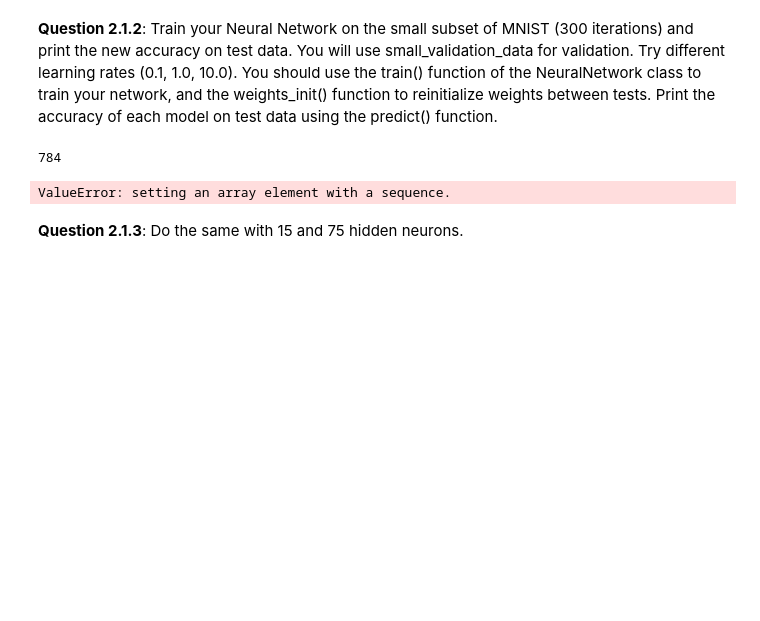
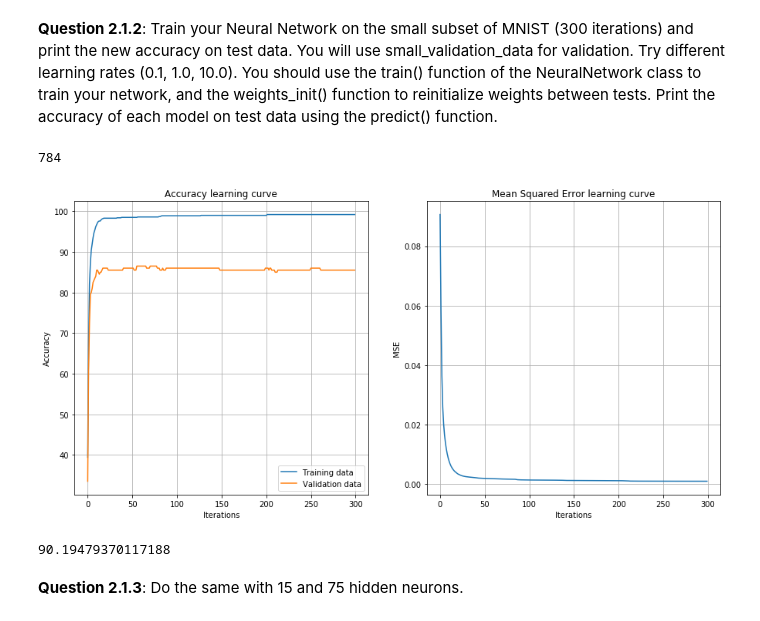
Before and after one commit to AnBucquet/Deep_Learning, a Jupyter notebook: Lab1/Lab1_DL-Students_v3.ipynb, the cells around one changed output. Saved outputs shown, nothing was run; the diff lists cells and outputs as text; code cells hidden in the pictures; blank space fills up the shorter version.

Commit message:
update train method

```diff
--- a/Lab1/Lab1_DL-Students_v3.ipynb
+++ b/Lab1/Lab1_DL-Students_v3.ipynb
@@ -203,7 +202,7 @@ Output = [0.5597296]
 <b>Question 1.2.3</b>: Implement the backpropagate() function.
 # %%
 class NeuralNetwork(NeuralNetwork):
-    def backpropagate(self, targets, learning_rate=5.0):
+    def backpropagate(self, targets):
         # backpropagate on output layer
         self.dE_du_output = 2 * np.multiply((self.o_output - targets).reshape(self.output_layer_size, -1),
                                             self.transfer_df(self.u_output).reshape(self.output_layer_size, -1))
@@ -212,11 +211,10 @@ class NeuralNetwork(NeuralNetwork):
         # backpropagate on hidden layer
         self.dE_du_hidden = np.dot(self.W_hidden_to_output[:-1].reshape(-1, self.output_layer_size),
                                    self.dE_du_output.reshape(self.output_layer_size, -1))
-                                   # / self.o_hidden[:-1].reshape(self.hidden_layer_size - 1, -1)
         self.dE_du_hidden = np.multiply(self.dE_du_hidden, self.transfer_df(self.u_hidden).reshape(self.hidden_layer_size - 1, -1))
         self.dE_dw_hidden = np.outer(self.dE_du_hidden, self.o_input.reshape(self.input_layer_size, -1))
 
-        # update the weights
+    def update_weights(self, learning_rate=5.0):
         self.W_input_to_hidden -= learning_rate * self.dE_dw_hidden.T
         self.W_hidden_to_output -= learning_rate * self.dE_dw_output.T
 # %% [markdown]
@@ -334,28 +343,11 @@ len(small_training_data[0][0])
 # %%
 #test_accuracy = mnist_model.predict(test_data)/100
 #print('Test_Accuracy before any training %-2.2f' % test_accuracy)
 
 # Train NN and print accuracy on test data
 # Learning rate 0.1
-#mnist_model.train( small_training_data, small_validation_data, iterations=300, learning_rate=0.1, verbose=False)
-
-
-# Then initialize the weights according to Figure 2
-W_input_to_hidden = np.array([[.3, -.5],
-                              [.8,  .2],
-                              [.2, -.4]])
-
-W_hidden_to_output = np.array([-.6, .4, .5])
-
-model.weights_init()
-
-# Feed test values
-model.feedforward(small_training_data)
-
-# Print the output
-print("Output =", model.o_output)
-
-# Learning rate 1.
-# Learning rate 10.
+model.initialize()
+mnist_model.train(small_training_data, small_validation_data, iterations=300, learning_rate=0.1)
 # %% [output]
+[figure, added]
-ValueError: setting an array element with a sequence.
+90.19479370117188
```
Also changed, not shown: parts of 5 cells of this notebook, 1 other file.
